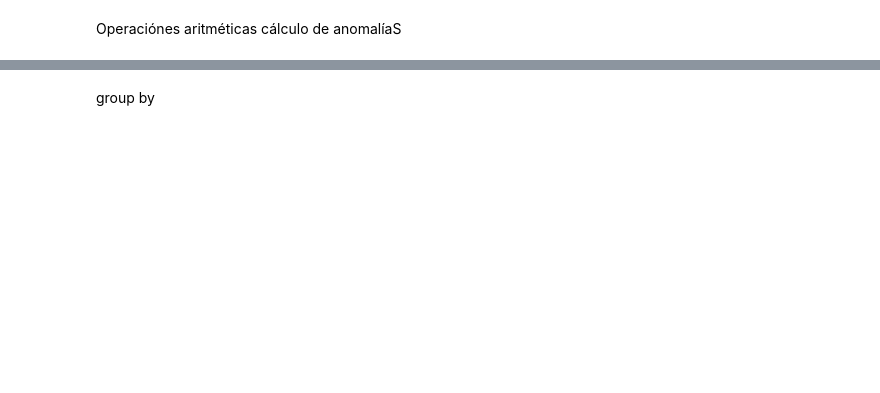
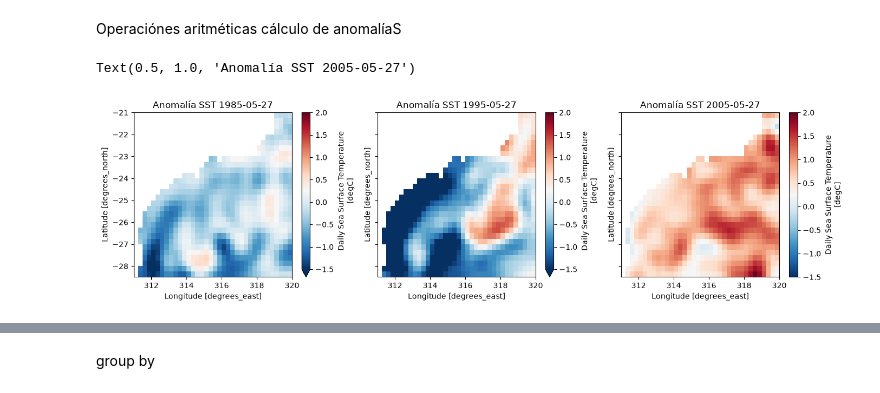
Before and after one commit to francobarrionuevoenv21/XArrray_CQSC, a Jupyter notebook: Tutoriales/Tutorial2_YYYYYY.ipynb, the cells around one changed output, grey strips where cells are left out. Saved outputs shown, nothing was run; the diff lists cells and outputs as text; code cells hidden in the pictures; blank space fills up the shorter version.

```diff
--- a/Tutoriales/Tutorial2_YYYYYY.ipynb
+++ b/Tutoriales/Tutorial2_YYYYYY.ipynb
@@ -205,3 +262,31 @@ media y desvío temporal
 # %% [markdown]
 Operaciónes aritméticas
 cálculo de anomalíaS
+# %%
+date_01 = '1985-05-27'
+date_02 = '1995-05-27'
+date_03 = '2005-05-27'
+
+ds_date01 = sst_30y.sel(time=date_01)
+ds_date02 = sst_30y.sel(time=date_02)
+ds_date03 = sst_30y.sel(time=date_03)
+
+ds_clim_1980to2010 = sst_30y_mean.copy()
+
+anom_01 = ds_date01.sst - sst_30y_mean.sst
+anom_02 = ds_date02.sst - sst_30y_mean.sst
+anom_03 = ds_date03.sst - sst_30y_mean.sst
+# %%
+fig, ax = plt.subplots(1, 3, figsize=(14, 4), sharey = True, tight_layout=True)
+
+anom_01.plot(ax=ax[0], vmin=-1.5, vmax=2, cmap='RdBu_r')
+ax[0].set_title(f'Anomalía SST {date_01}')
+
+anom_02.plot(ax=ax[1], vmin=-1.5, vmax=2, cmap='RdBu_r')
+ax[1].set_title(f'Anomalía SST {date_02}')
+
+anom_03.plot(ax=ax[2], vmin=-1.5, vmax=2, cmap='RdBu_r')
+ax[2].set_title(f'Anomalía SST {date_03}')
+# %% [output]
+Text(0.5, 1.0, 'Anomalía SST 2005-05-27')
+[figure, added]
```
Also changed, not shown: parts of 15 cells of this notebook.
